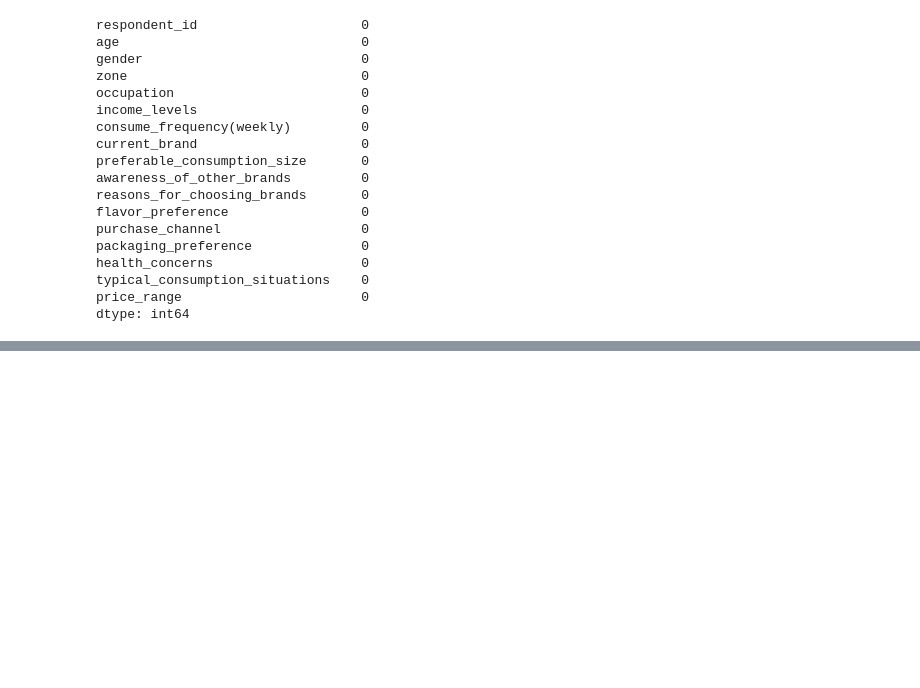
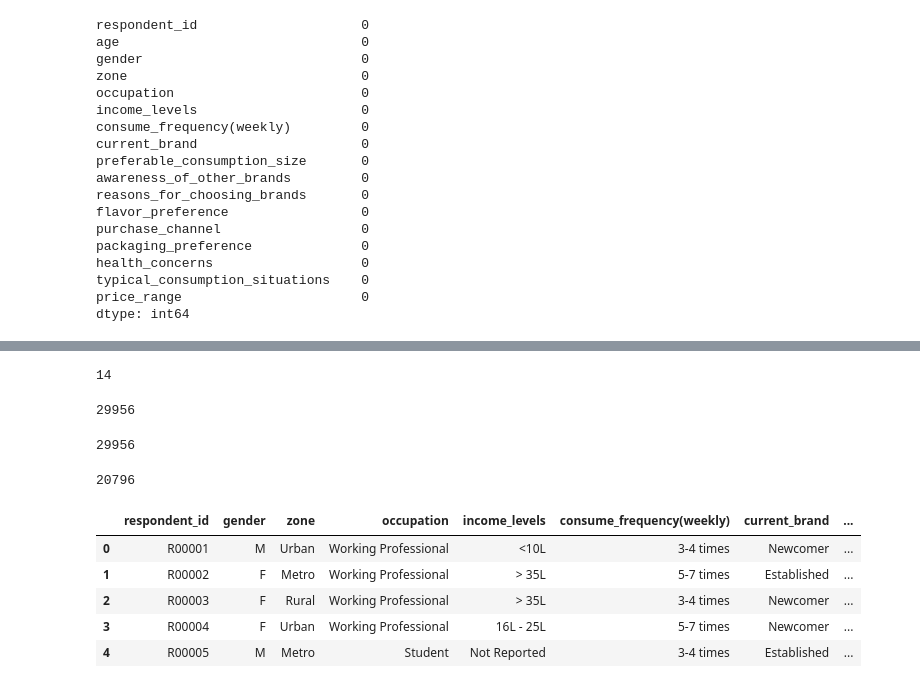
Before and after one commit to Monish-Mamilla/ml-project-3, a Jupyter notebook: notebooks/01_eda.ipynb, the cells around one changed output, grey strips where cells are left out. Saved outputs shown, nothing was run; the diff lists cells and outputs as text; code cells hidden in the pictures; blank space fills up the shorter version.

```diff
--- a/notebooks/01_eda.ipynb
+++ b/notebooks/01_eda.ipynb
@@ -290,0 +430,33 @@ dtype: int64
+# %%
+zone_map = {
+    "Urban": 3, "Metro": 4,"Rural": 1,"Semi-Urban": 2
+}
+
+income_level_map = {
+     "<10L": 1,"10L - 15L": 2,"16L - 25L": 3, "26L - 35L": 4,"> 35L": 5,"Not Reported": 0
+}
+
+def calculate_zas_score(row):
+
+    zone_score = zone_map.get(row['zone'],1)
+
+    income_score = income_level_map.get(row['income_levels'],1)
+
+    zas_score = zone_score * income_score
+
+    return zas_score
+# %%
+df_clean['zas_score'] = df_clean.apply(calculate_zas_score,axis=1)
+# %%
+# (1) Optional: make key text columns categorical to save memory & speed comparisons
+cat_cols = ['current_brand', 'reasons_for_choosing_brands']
+for c in cat_cols:
+    df_clean[c] = df_clean[c].astype('category')
+
+# (2) Vectorized binary indicator:
+# bsi = 1 if current_brand != "Established" AND reason in {"Price","Quality"}
+mask = (
+    (df_clean['current_brand'] != "Established") &
+    (df_clean['reasons_for_choosing_brands'].isin(["Price", "Quality"]))
+)
+df_clean['bsi'] = mask.astype('int8')   # int8 saves memory vs int64
@@ -290,0 +486,3 @@ dtype: int64
+# %%
+df_clean = df_clean[~((df_clean['age_group'] == '56-70') &
+                      (df_clean['occupation'] == 'Student'))]
@@ -290,0 +531,29 @@ dtype: int64
+# %%
+unique_record = df_clean['zas_score'].unique()
+unique_record.size
+# %% [output]
+14
+# %%
+rows = df_clean.shape[0]   # gives row count only
+print(rows)
+# %% [output]
+29956
+# %%
+rows = len(df_clean)
+print(rows)
+# %% [output]
+29956
+# %%
+df_bsi_zero = df_clean[df_clean['bsi'] == 0]
+df_bsi_zero.shape[0]
+# %% [output]
+20796
+# %%
+df_clean.head()
+# %% [output]
+|  | respondent_id | gender | zone | occupation | income_levels | consume_frequency(weekly) | current_brand | ... |
+| 0 | R00001 | M | Urban | Working Professional | <10L | 3-4 times | Newcomer | ... |
+| 1 | R00002 | F | Metro | Working Professional | > 35L | 5-7 times | Established | ... |
+| 2 | R00003 | F | Rural | Working Professional | > 35L | 3-4 times | Newcomer | ... |
+| 3 | R00004 | F | Urban | Working Professional | 16L - 25L | 5-7 times | Newcomer | ... |
+| 4 | R00005 | M | Metro | Student | Not Reported | 3-4 times | Established | ... |
```
Also changed, not shown: parts of 27 cells of this notebook, 4 other files.
